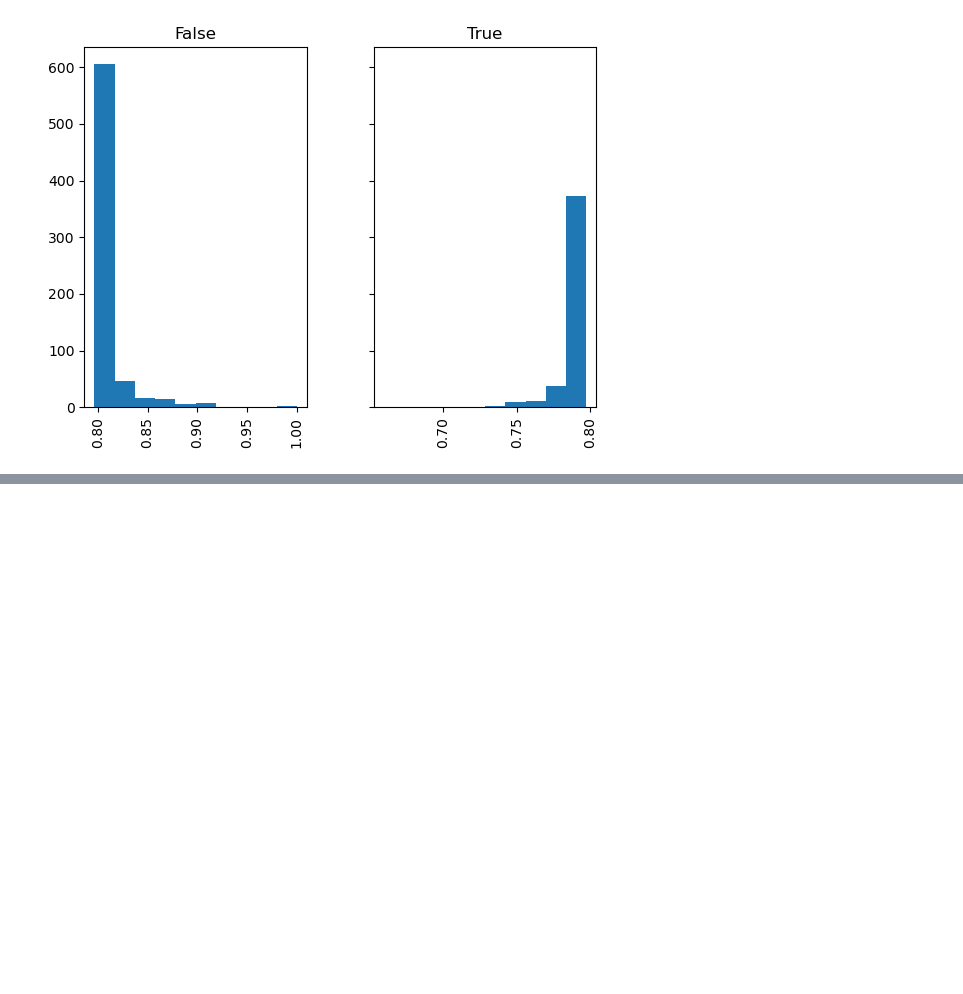
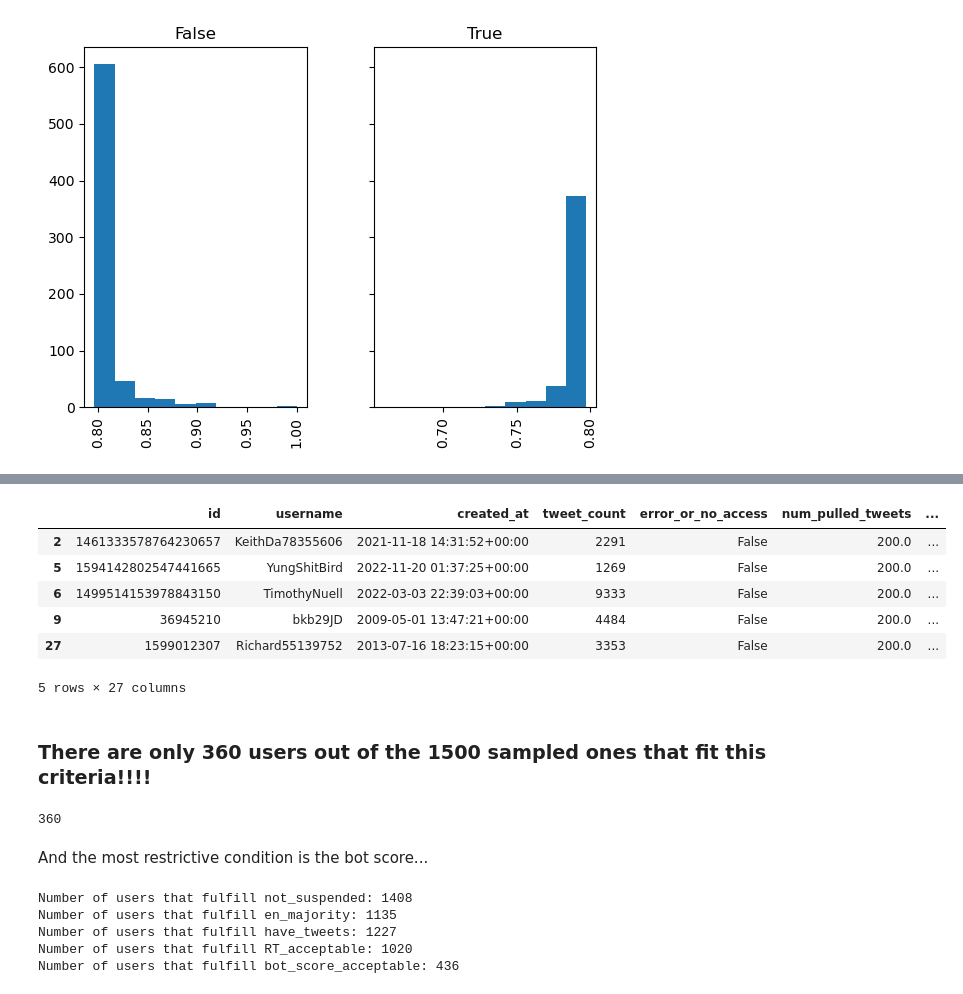
Before and after one commit to socialfoundations/twitter-predictability, a Jupyter notebook: notebooks/SampledUsers.ipynb, the cells around one changed output, grey strips where cells are left out. Saved outputs shown, nothing was run; the diff lists cells and outputs as text; code cells hidden in the pictures; blank space fills up the shorter version.

Commit message:
Sampled users criteria

```diff
--- a/notebooks/SampledUsers.ipynb
+++ b/notebooks/SampledUsers.ipynb
@@ -201,0 +219,38 @@ array([<AxesSubplot: title={'center': 'False'}>,
+# %%
+not_suspended = df["error_or_no_access"] == False
+en_majority = df["majority_lang"] == "en"
+have_tweets = df["num_pulled_tweets"] > 0
+RT_acceptable = df["RT_ratio"] < 0.5
+bot_score_acceptable = df["bot_score.raw_scores.english.overall"] < 0.5
+# %%
+filtered_df = df[not_suspended & en_majority & have_tweets & RT_acceptable & bot_score_acceptable]
+# %%
+filtered_df.head()
+# %% [output]
+|  | id | username | created_at | tweet_count | error_or_no_access | num_pulled_tweets | ... |
+| 2 | 1461333578764230657 | KeithDa78355606 | 2021-11-18 14:31:52+00:00 | 2291 | False | 200.0 | ... |
+| 5 | 1594142802547441665 | YungShitBird | 2022-11-20 01:37:25+00:00 | 1269 | False | 200.0 | ... |
+| 6 | 1499514153978843150 | TimothyNuell | 2022-03-03 22:39:03+00:00 | 9333 | False | 200.0 | ... |
+| 9 | 36945210 | bkb29JD | 2009-05-01 13:47:21+00:00 | 4484 | False | 200.0 | ... |
+| 27 | 1599012307 | Richard55139752 | 2013-07-16 18:23:15+00:00 | 3353 | False | 200.0 | ... |
+5 rows × 27 columns
+# %% [markdown]
+### **There are only 360 users out of the 1500 sampled ones that fit this criteria!!!!**
+# %%
+filtered_df.id.count()
+# %% [output]
+360
+# %% [markdown]
+And the most restrictive condition is the bot score...
+# %%
+condition_names = ["not_suspended", "en_majority", "have_tweets", "RT_acceptable", "bot_score_acceptable"]
+conditions = [not_suspended, en_majority, have_tweets, RT_acceptable, bot_score_acceptable]
+for name, condition in zip(condition_names, conditions):
+    res_df = df[condition]
+    print("Number of users that fulfill %s: %d" % (name, res_df.id.count()))
+# %% [output]
+Number of users that fulfill not_suspended: 1408
+Number of users that fulfill en_majority: 1135
+Number of users that fulfill have_tweets: 1227
+Number of users that fulfill RT_acceptable: 1020
+Number of users that fulfill bot_score_acceptable: 436
```
Also changed, not shown: parts of 4 cells of this notebook.
